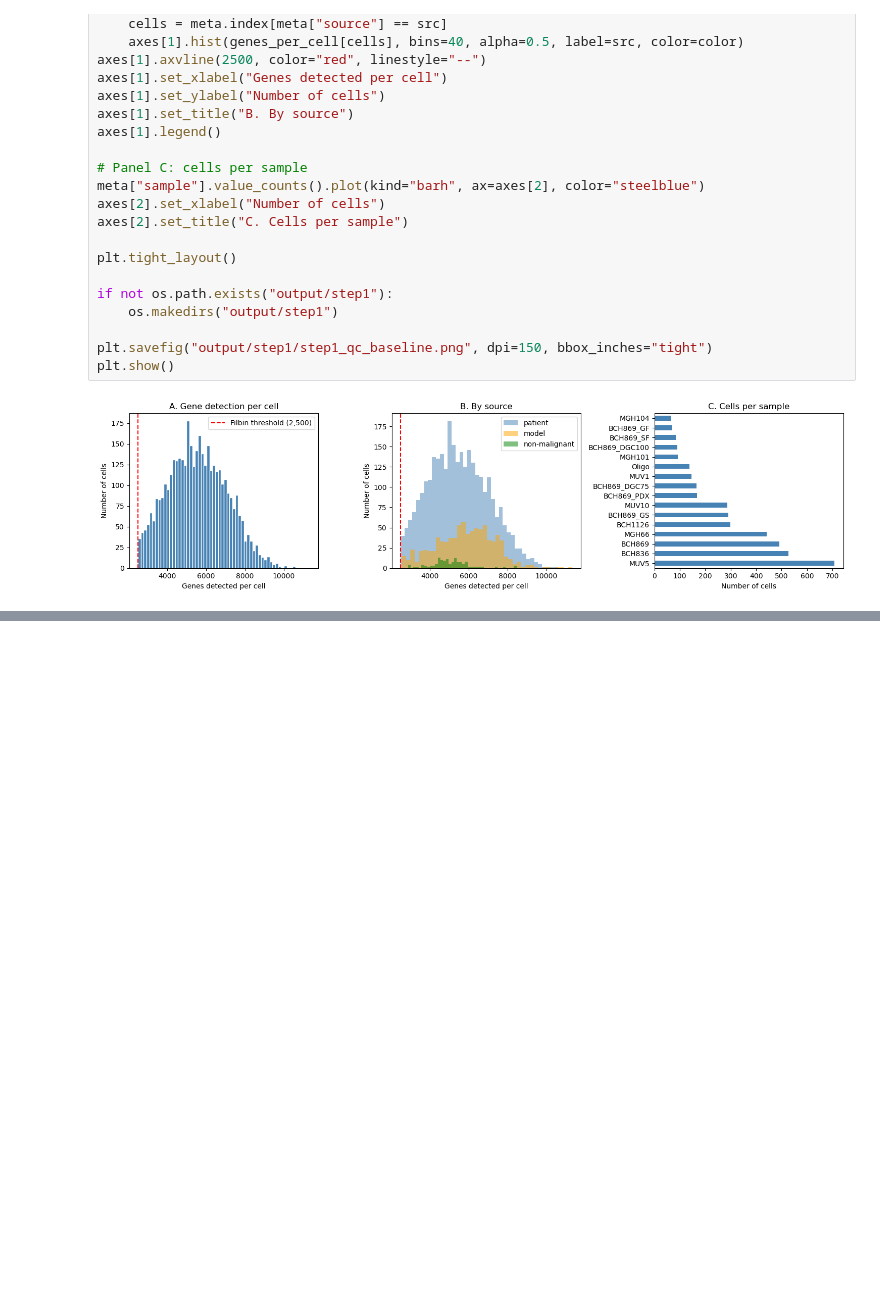
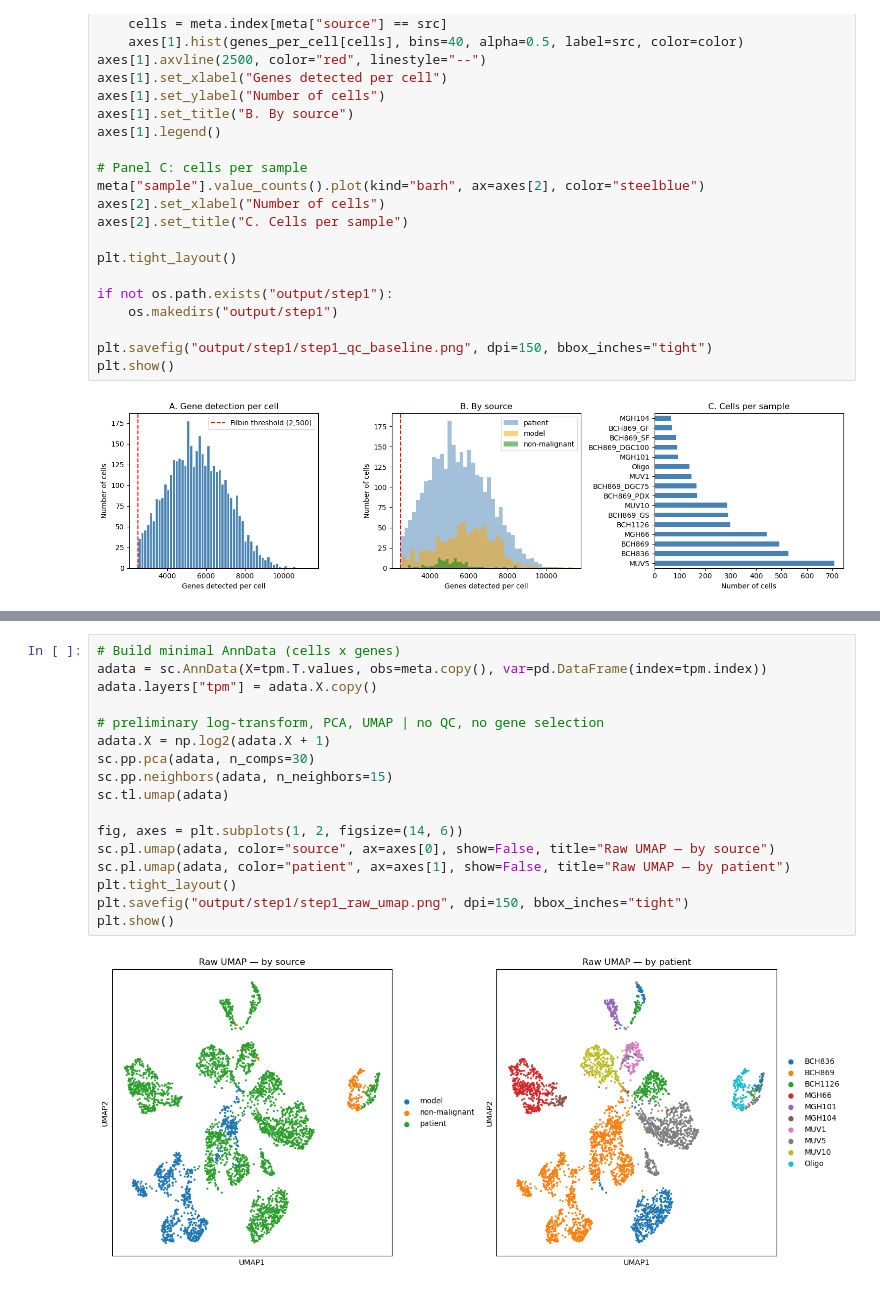
Before and after one commit to kianinsilico/masters_thesis, a Jupyter notebook: Untitled.ipynb, the cells around one changed output, grey strips where cells are left out. Saved outputs shown, nothing was run; the diff lists cells and outputs as text; blank space fills up the shorter version.

```diff
--- a/Untitled.ipynb
+++ b/Untitled.ipynb
@@ -202,0 +196,19 @@ plt.show()
+# %%
+# Build minimal AnnData (cells x genes)
+adata = sc.AnnData(X=tpm.T.values, obs=meta.copy(), var=pd.DataFrame(index=tpm.index))
+adata.layers["tpm"] = adata.X.copy()
+
+# preliminary log-transform, PCA, UMAP | no QC, no gene selection
+adata.X = np.log2(adata.X + 1)
+sc.pp.pca(adata, n_comps=30)
+sc.pp.neighbors(adata, n_neighbors=15)
+sc.tl.umap(adata)
+
+fig, axes = plt.subplots(1, 2, figsize=(14, 6))
+sc.pl.umap(adata, color="source", ax=axes[0], show=False, title="Raw UMAP — by source")
+sc.pl.umap(adata, color="patient", ax=axes[1], show=False, title="Raw UMAP — by patient")
+plt.tight_layout()
+plt.savefig("output/step1/step1_raw_umap.png", dpi=150, bbox_inches="tight")
+plt.show()
+# %% [output]
+[figure, added]
```
Also changed, not shown: parts of 7 cells of this notebook.
